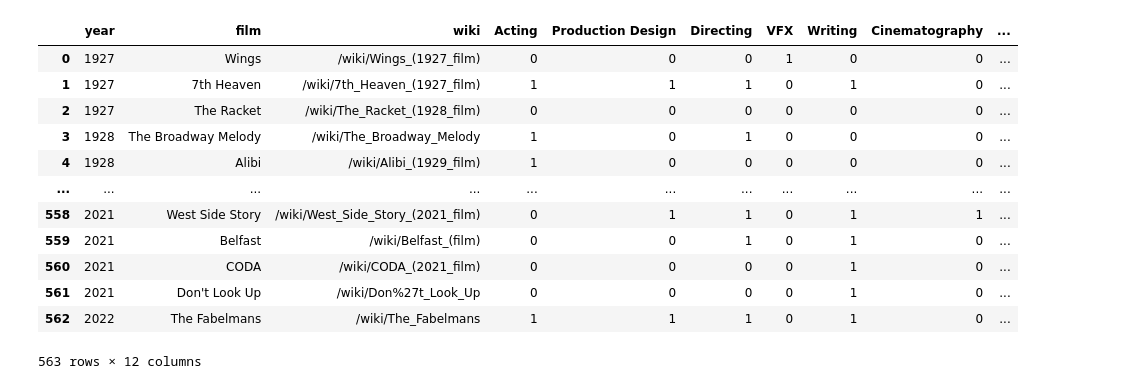
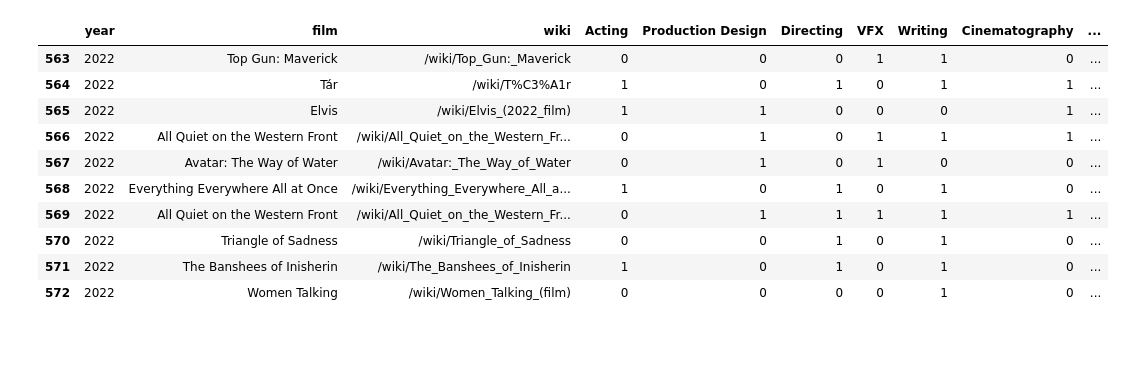
Before and after one commit to Aleksandra-dot/oscar_predictions, a Jupyter notebook: additional_data/processing.ipynb, the cells around one changed output. Cells and saved outputs as stored; diff of their text form; code cells hidden in the pictures; blank space fills up the shorter version.

```diff
--- a/additional_data/processing.ipynb
+++ b/additional_data/processing.ipynb
@@ -147,18 +165,16 @@ filtered_table.to_csv('../data/processed_results/extended_df.csv')
 # %%
 nominations = pd.read_csv('../data/processed_results/osc_bp_noms.csv')
 nominations = nominations.drop(['Unnamed: 0', 'winner'], axis=1)
-nominations.head(-10)
+nominations.tail(10)
 # %% [output]
 |  | year | film | wiki | Acting | Production Design | Directing | VFX | Writing | Cinematography | ... |
-| 0 | 1927 | Wings | /wiki/Wings_(1927_film) | 0 | 0 | 0 | 1 | 0 | 0 | ... |
-| 1 | 1927 | 7th Heaven | /wiki/7th_Heaven_(1927_film) | 1 | 1 | 1 | 0 | 1 | 0 | ... |
-| 2 | 1927 | The Racket | /wiki/The_Racket_(1928_film) | 0 | 0 | 0 | 0 | 0 | 0 | ... |
-| 3 | 1928 | The Broadway Melody | /wiki/The_Broadway_Melody | 1 | 0 | 1 | 0 | 0 | 0 | ... |
-| 4 | 1928 | Alibi | /wiki/Alibi_(1929_film) | 1 | 0 | 0 | 0 | 0 | 0 | ... |
-| ... | ... | ... | ... | ... | ... | ... | ... | ... | ... | ... |
-| 558 | 2021 | West Side Story | /wiki/West_Side_Story_(2021_film) | 0 | 1 | 1 | 0 | 1 | 1 | ... |
-| 559 | 2021 | Belfast | /wiki/Belfast_(film) | 0 | 0 | 1 | 0 | 1 | 0 | ... |
-| 560 | 2021 | CODA | /wiki/CODA_(2021_film) | 0 | 0 | 0 | 0 | 1 | 0 | ... |
-| 561 | 2021 | Don't Look Up | /wiki/Don%27t_Look_Up | 0 | 0 | 0 | 0 | 1 | 0 | ... |
-| 562 | 2022 | The Fabelmans | /wiki/The_Fabelmans | 1 | 1 | 1 | 0 | 1 | 0 | ... |
+| 563 | 2022 | Top Gun: Maverick | /wiki/Top_Gun:_Maverick | 0 | 0 | 0 | 1 | 1 | 0 | ... |
+| 564 | 2022 | Tár | /wiki/T%C3%A1r | 1 | 0 | 1 | 0 | 1 | 1 | ... |
+| 565 | 2022 | Elvis | /wiki/Elvis_(2022_film) | 1 | 1 | 0 | 0 | 0 | 1 | ... |
+| 566 | 2022 | All Quiet on the Western Front | /wiki/All_Quiet_on_the_Western_Fr... | 0 | 1 | 0 | 1 | 1 | 1 | ... |
+| 567 | 2022 | Avatar: The Way of Water | /wiki/Avatar:_The_Way_of_Water | 0 | 1 | 0 | 1 | 0 | 0 | ... |
+| 568 | 2022 | Everything Everywhere All at Once | /wiki/Everything_Everywhere_All_a... | 1 | 0 | 1 | 0 | 1 | 0 | ... |
+| 569 | 2022 | All Quiet on the Western Front | /wiki/All_Quiet_on_the_Western_Fr... | 0 | 1 | 1 | 1 | 1 | 1 | ... |
+| 570 | 2022 | Triangle of Sadness | /wiki/Triangle_of_Sadness | 0 | 0 | 1 | 0 | 1 | 0 | ... |
+| 571 | 2022 | The Banshees of Inisherin | /wiki/The_Banshees_of_Inisherin | 1 | 0 | 1 | 0 | 1 | 0 | ... |
+| 572 | 2022 | Women Talking | /wiki/Women_Talking_(film) | 0 | 0 | 0 | 0 | 1 | 0 | ... |
-563 rows × 12 columns
```
Also changed, not shown: parts of 20 cells of this notebook, 7 other files.
